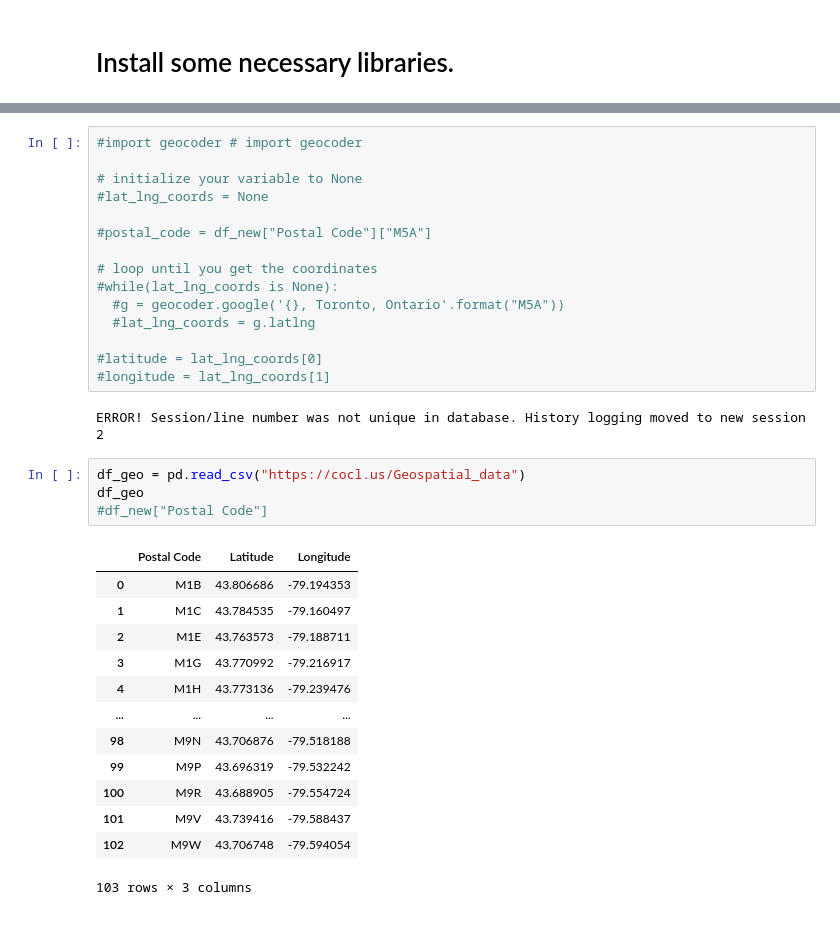
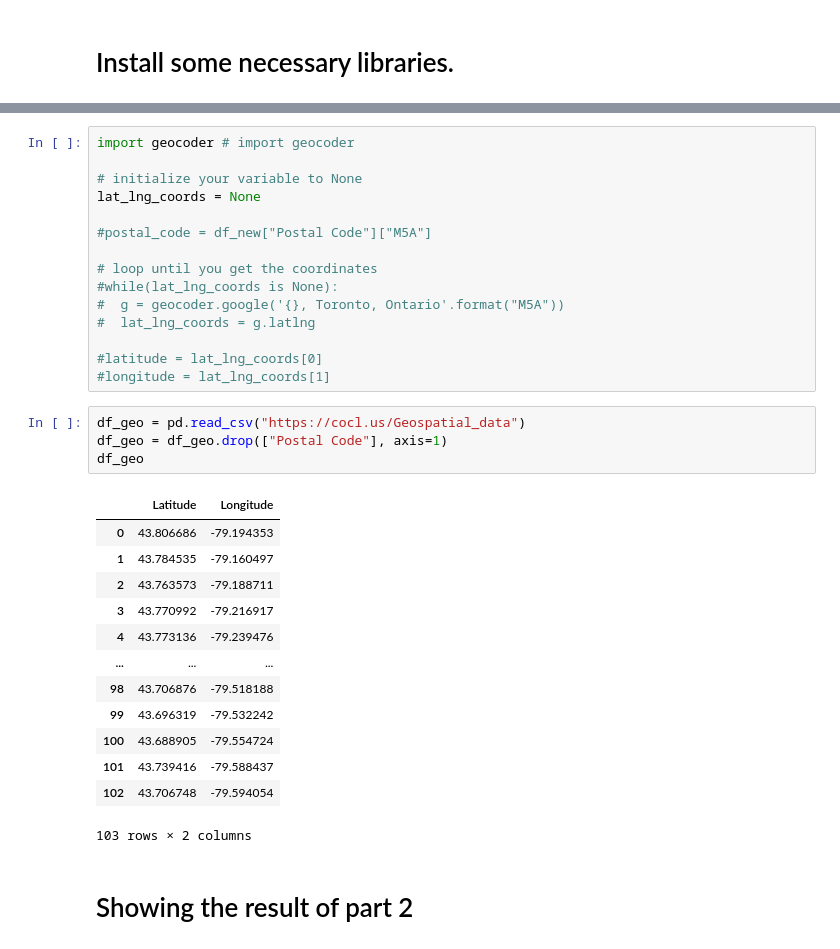
Before and after one commit to quangtn266/Coursera_Capstone, a Jupyter notebook: Coursera_Capstone.ipynb, the cells around one changed output, grey strips where cells are left out. Drawn from its saved outputs; the diff is of its cells as text.

```diff
--- a/Coursera_Capstone.ipynb
+++ b/Coursera_Capstone.ipynb
@@ -152,38 +120,38 @@ Requirement already satisfied: decorator in /opt/conda/envs/Python-3.7-main/lib/
 Installing collected packages: ratelim, geocoder
 Successfully installed geocoder-1.38.1 ratelim-0.1.6
 # %%
-#import geocoder # import geocoder
+import geocoder # import geocoder
 
 # initialize your variable to None
-#lat_lng_coords = None
+lat_lng_coords = None
 
 #postal_code = df_new["Postal Code"]["M5A"]
 
 # loop until you get the coordinates
 #while(lat_lng_coords is None):
-  #g = geocoder.google('{}, Toronto, Ontario'.format("M5A"))
-  #lat_lng_coords = g.latlng
+#  g = geocoder.google('{}, Toronto, Ontario'.format("M5A"))
+#  lat_lng_coords = g.latlng
 
 #latitude = lat_lng_coords[0]
 #longitude = lat_lng_coords[1]
-# %% [output]
-ERROR! Session/line number was not unique in database. History logging moved to new session 2
 # %%
 df_geo = pd.read_csv("https://cocl.us/Geospatial_data")
+df_geo = df_geo.drop(["Postal Code"], axis=1)
 df_geo
-#df_new["Postal Code"]
 # %% [output]
-|  | Postal Code | Latitude | Longitude |
-| 0 | M1B | 43.806686 | -79.194353 |
-| 1 | M1C | 43.784535 | -79.160497 |
-| 2 | M1E | 43.763573 | -79.188711 |
-| 3 | M1G | 43.770992 | -79.216917 |
-| 4 | M1H | 43.773136 | -79.239476 |
-| ... | ... | ... | ... |
-| 98 | M9N | 43.706876 | -79.518188 |
-| 99 | M9P | 43.696319 | -79.532242 |
-| 100 | M9R | 43.688905 | -79.554724 |
-| 101 | M9V | 43.739416 | -79.588437 |
-| 102 | M9W | 43.706748 | -79.594054 |
+|  | Latitude | Longitude |
+| 0 | 43.806686 | -79.194353 |
+| 1 | 43.784535 | -79.160497 |
+| 2 | 43.763573 | -79.188711 |
+| 3 | 43.770992 | -79.216917 |
+| 4 | 43.773136 | -79.239476 |
+| ... | ... | ... |
+| 98 | 43.706876 | -79.518188 |
+| 99 | 43.696319 | -79.532242 |
+| 100 | 43.688905 | -79.554724 |
+| 101 | 43.739416 | -79.588437 |
+| 102 | 43.706748 | -79.594054 |
-103 rows × 3 columns
+103 rows × 2 columns
+# %% [markdown]
+# Showing the result of part 2
 # %%
```
Also changed, not shown: parts of 16 cells of this notebook.
